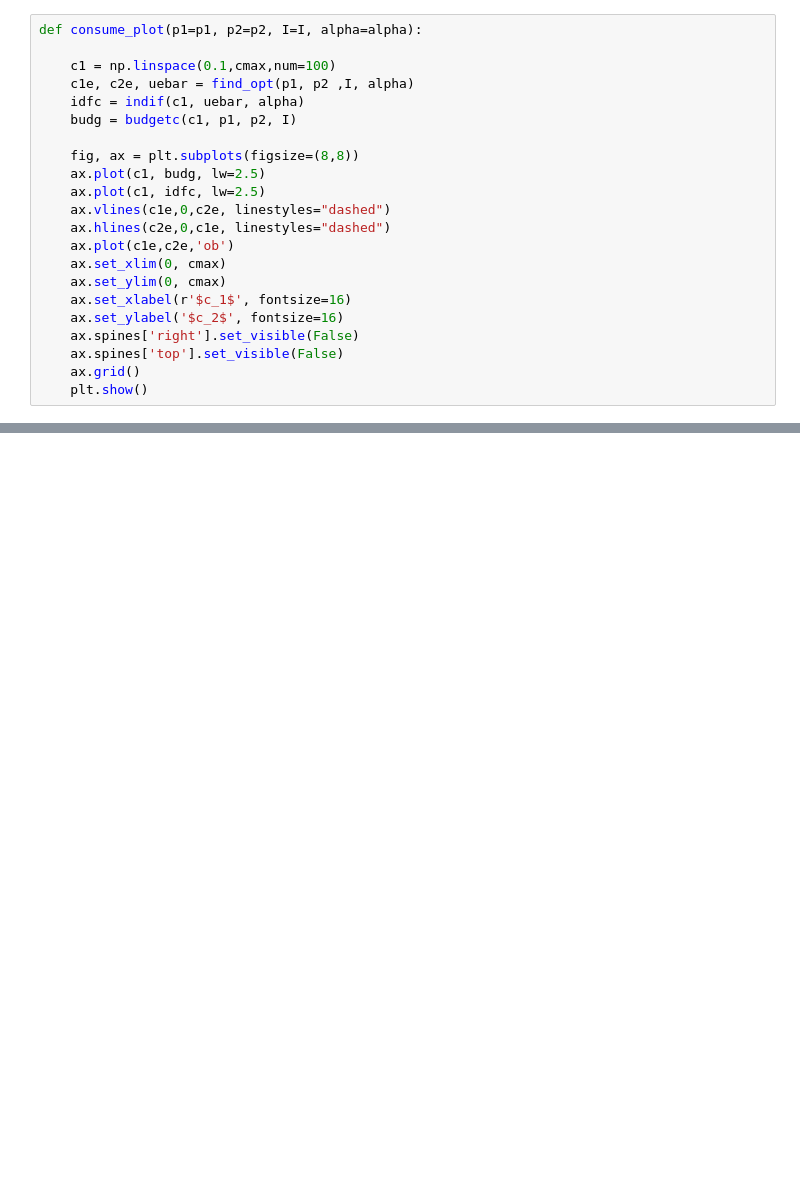
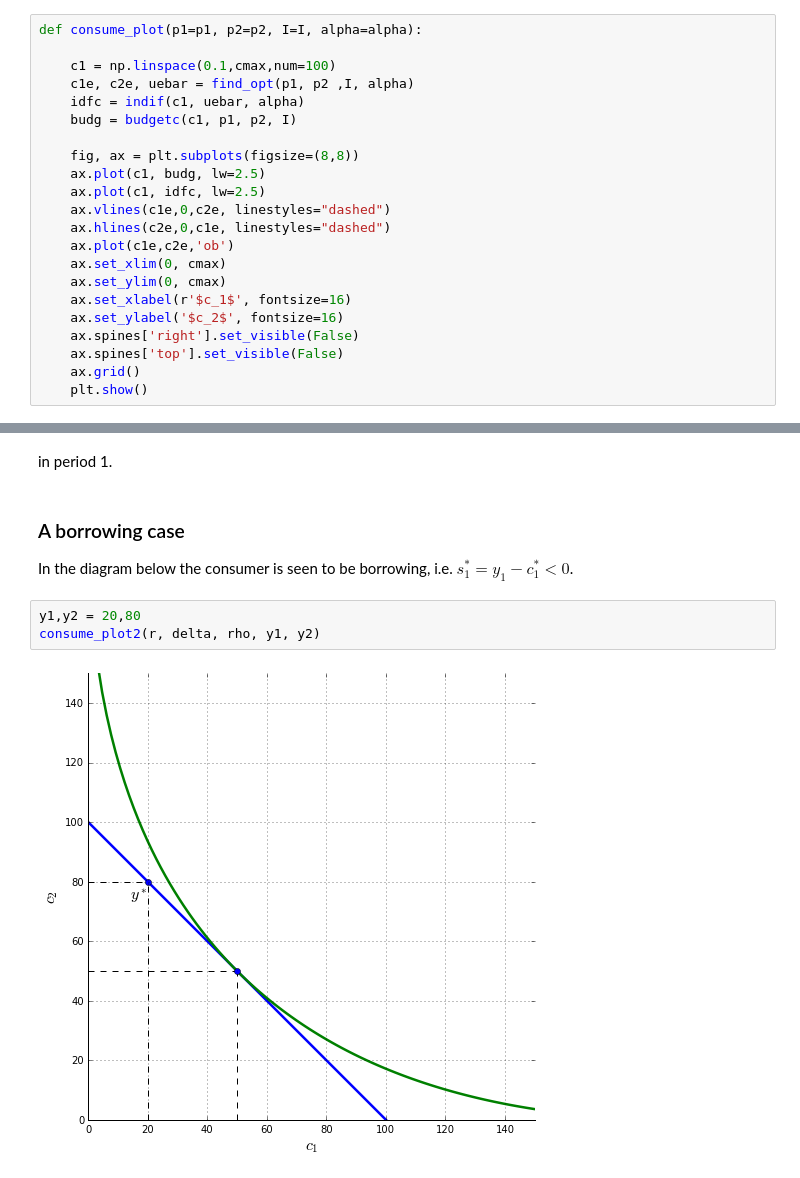
Before and after one commit to jhconning/Dev-II, a Jupyter notebook: notebooks/consume_opt1.ipynb, the cells around one changed output, grey strips where cells are left out. Cells and saved outputs as stored; diff of their text form; blank space fills up the shorter version.

```diff
--- a/notebooks/consume_opt1.ipynb
+++ b/notebooks/consume_opt1.ipynb
@@ -106,0 +243,10 @@ interact(consume_plot,p1=(pmin,pmax,0.1),p2=(pmin,pmax,0.1), I=(Imin,Imax,10),al
+# %% [markdown]
+in period 1.
+# %% [markdown]
+### A borrowing case
+In the diagram below the consumer is seen to be borrowing, i.e.  $s_1^* = y_1 - c_1^* <0$.
+# %%
+y1,y2 = 20,80
+consume_plot2(r, delta, rho, y1, y2)
+# %% [output]
+[figure, added]
```
Also changed, not shown: parts of 27 cells of this notebook.
